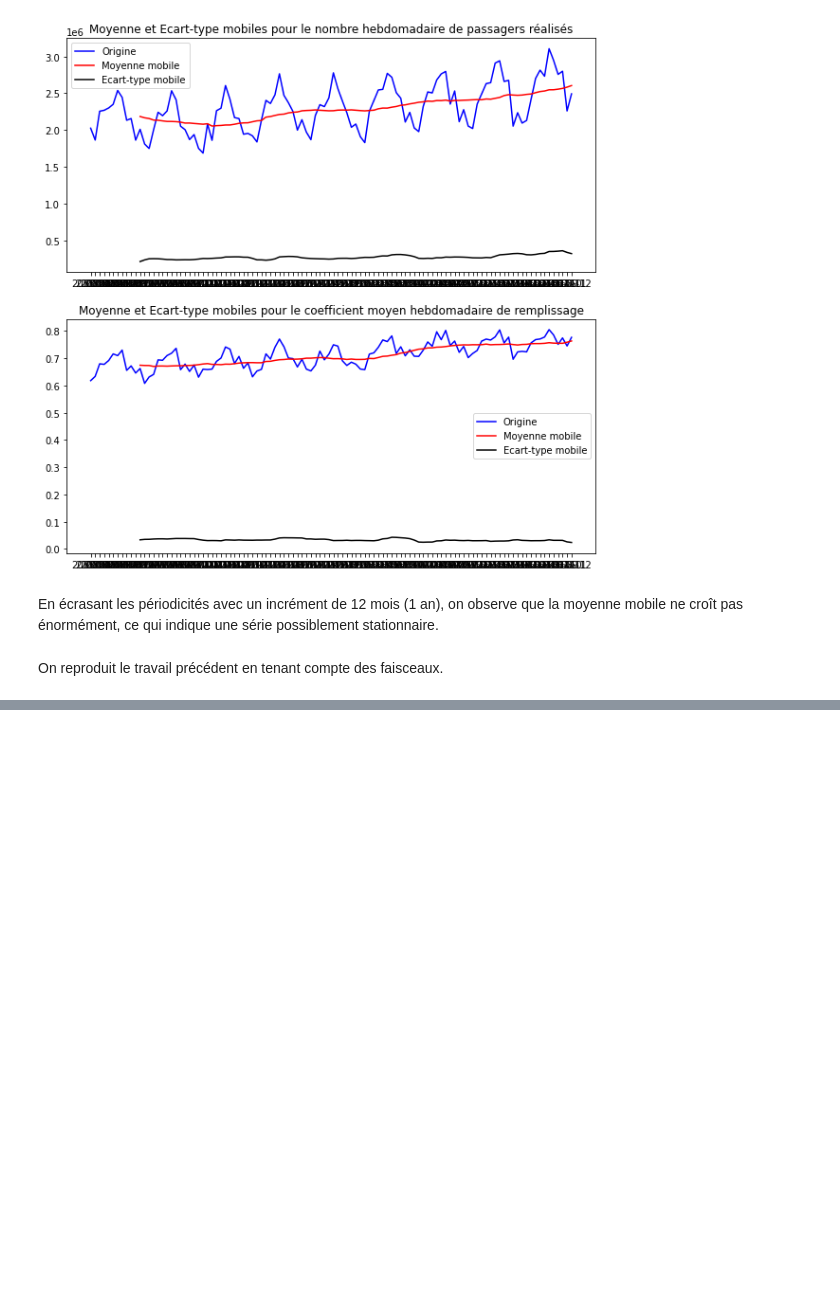
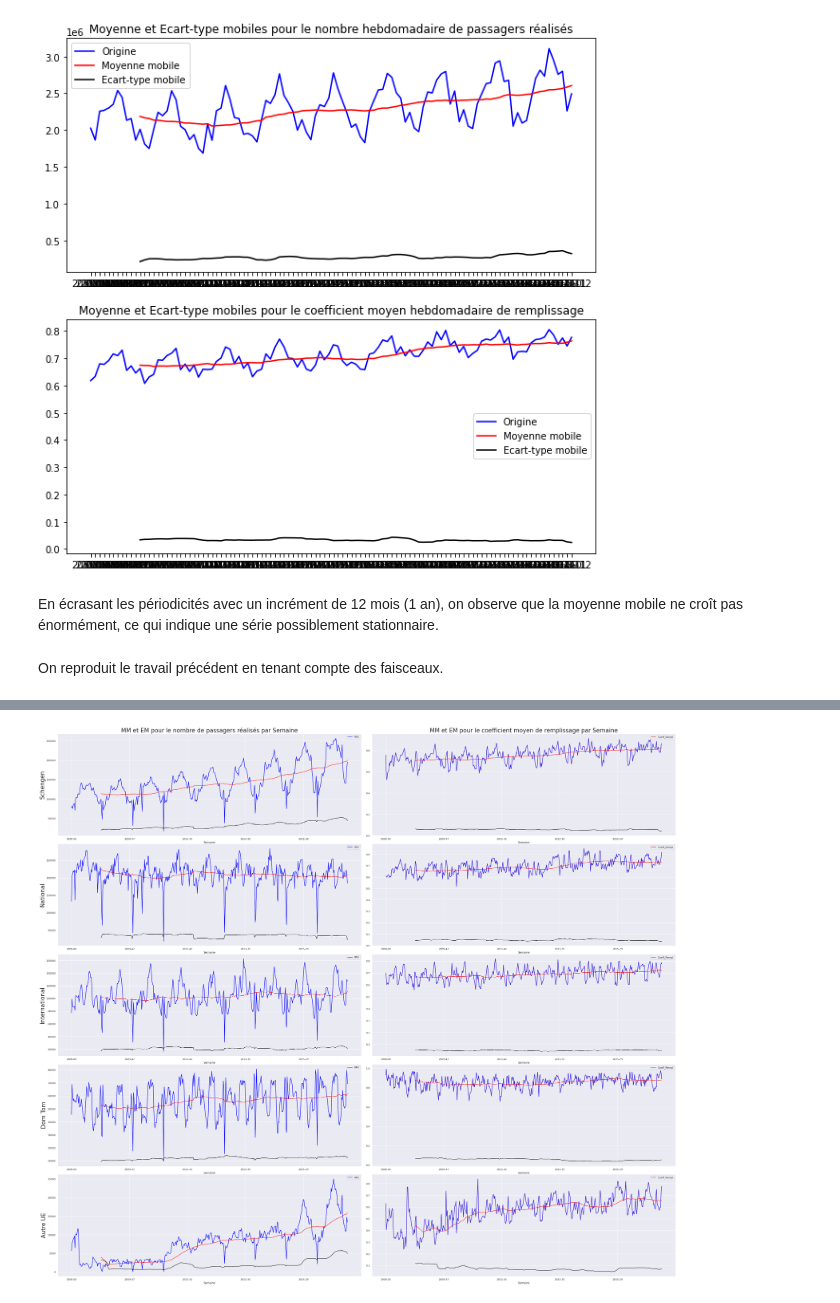
Before and after one commit to erialc-cal/StatApp_2020, a Jupyter notebook: Moyennes_mobiles_ecarts_types.ipynb, the cells around one changed output, grey strips where cells are left out. Drawn from its saved outputs; the diff is of its cells as text; code cells hidden in the pictures; blank space fills up the shorter version.

```diff
--- a/Moyennes_mobiles_ecarts_types.ipynb
+++ b/Moyennes_mobiles_ecarts_types.ipynb
@@ -167,3 +170,7 @@ plot_mm_em_fsc(12,'Mois')
+# %%
+plot_mm_em_fsc(52,'Semaine')
+# %% [output]
+[figure, added]
 # %%
 
 # Creating data.
```
Also changed, not shown: parts of 2 cells of this notebook.
